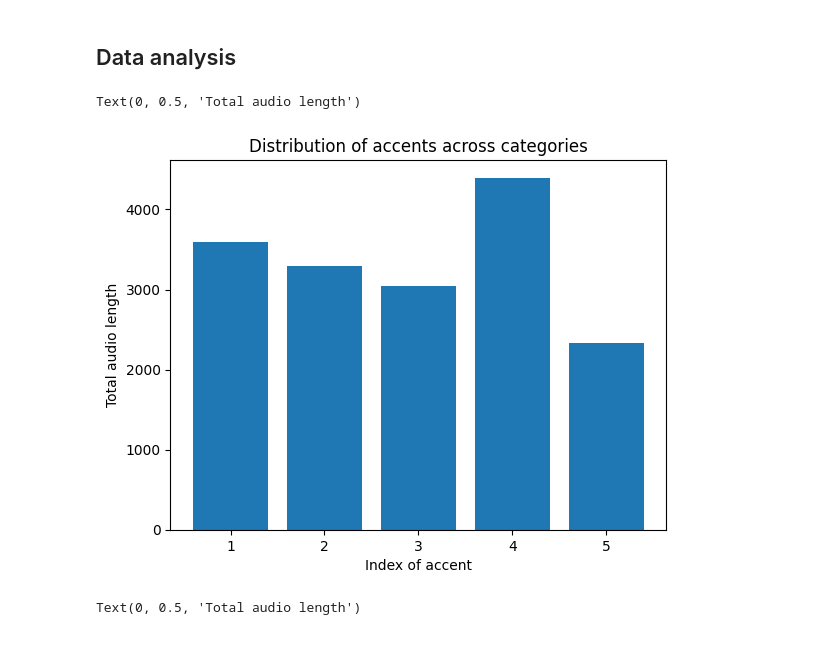
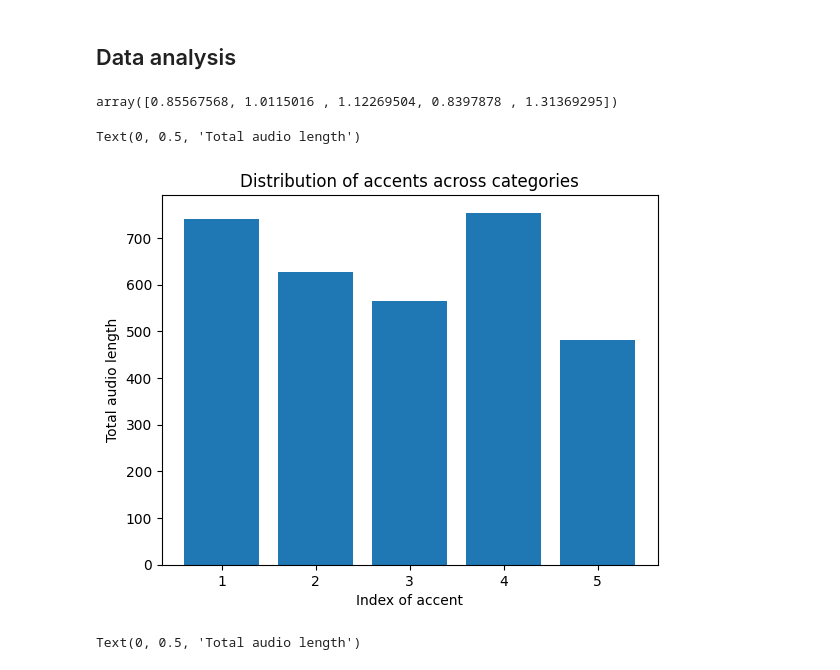
Before and after one commit to Gahtao/DL-Project, a Jupyter notebook: model B/1 Data Analysis.ipynb, the cells around one changed output. Saved outputs shown, nothing was run; the diff lists cells and outputs as text; code cells hidden in the pictures.

```diff
--- a/model B/1 Data Analysis.ipynb
+++ b/model B/1 Data Analysis.ipynb
@@ -113,16 +131,22 @@ gender_distribution = [female_subset.length.sum(), male_subset.length.sum()]
 # %%
 # number of entried for each accents in the datset
 accent_distribution = [accent1.length.sum(), accent2.length.sum(), accent3.length.sum(), accent4.length.sum(), accent5.length.sum()]
+# %%
+import numpy as np
+accent_distribution_samples = [len(accent1.length), len(accent2.length), len(accent3.length), len(accent4.length), len(accent5.length)]
+1/((np.array(accent_distribution_samples))/np.array(accent_distribution_samples).mean())
+# %% [output]
+array([0.85567568, 1.0115016 , 1.12269504, 0.8397878 , 1.31369295])
 # %%
 import matplotlib.pyplot as plt
 
-plt.bar([1,2,3,4,5], accent_distribution)
+plt.bar([1,2,3,4,5], accent_distribution_samples)
 plt.title("Distribution of accents across categories")
 plt.xlabel("Index of accent")
 plt.ylabel("Total audio length")
 # %% [output]
 Text(0, 0.5, 'Total audio length')
-[figure, old version]
+[figure, new version]
 # %%
 import matplotlib.pyplot as plt
 
```
Also changed, not shown: parts of 6 cells of this notebook, 1 other file.
